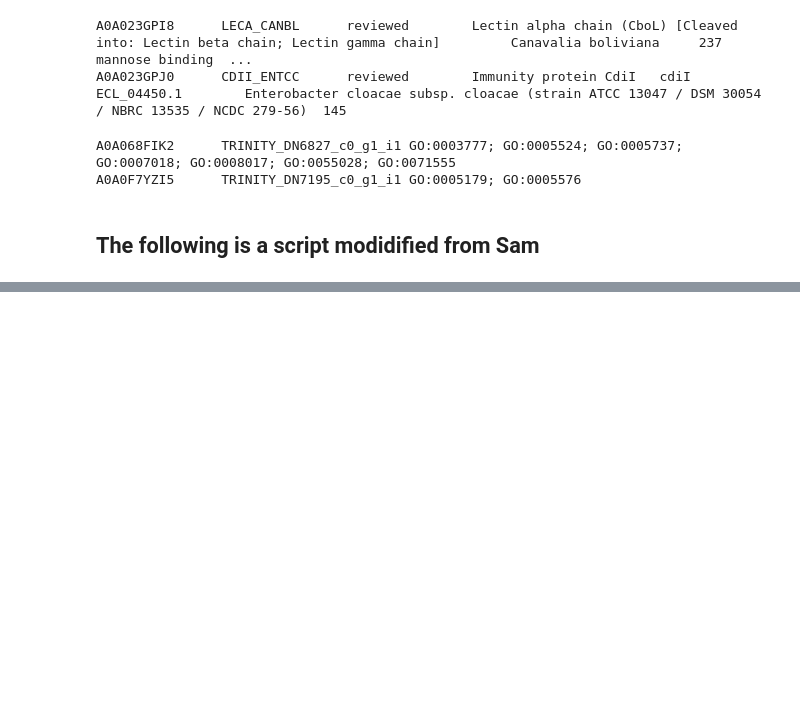
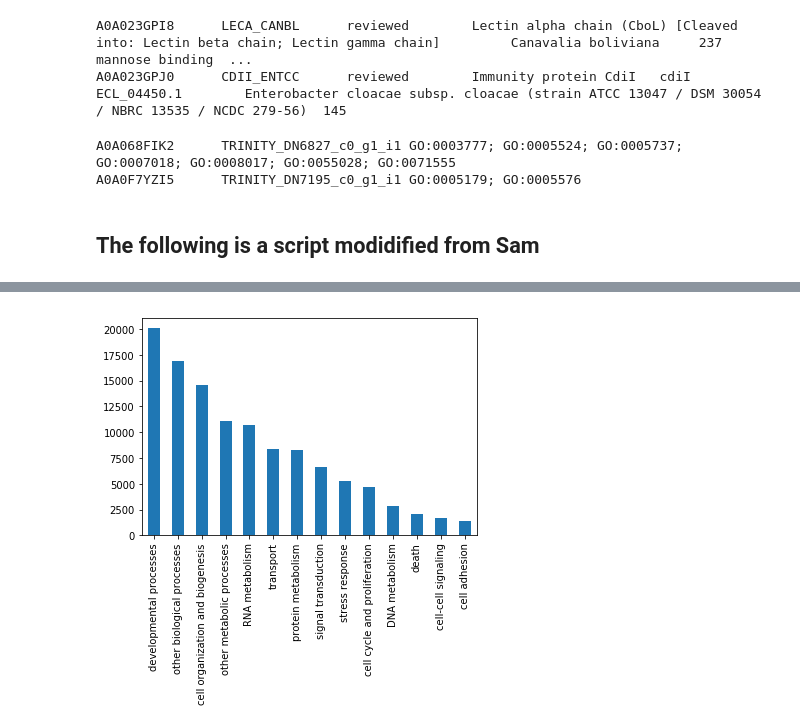
Before and after one commit to sr320/nb-2020, a Jupyter notebook: C_bairdi/10-blast-2-slim.ipynb, the cells around one changed output, grey strips where cells are left out. Drawn from its saved outputs; the diff is of its cells as text; code cells hidden in the pictures; blank space fills up the shorter version.

Commit message:
GOslim crab

```diff
--- a/C_bairdi/10-blast-2-slim.ipynb
+++ b/C_bairdi/10-blast-2-slim.ipynb
@@ -170,0 +223,6 @@ GO-GOslim.sorted \
+# %%
+jslim = read_table("JP-Blastquery-GOslim.tab", # name of the data file
+            #sep=",", # what character separates each column?
+            # header=0,
+            usecols=[0,2, 3], names=['ID', 'GOterm', 'type'],
+            na_values=["", " "]) # what values should be considered "blank" values?
@@ -170,0 +238,4 @@ GO-GOslim.sorted \
+# %%
+jslim['GOterm'].value_counts().plot(kind='bar');
+# %% [output]
+[figure, added]
```
Also changed, not shown: parts of 9 cells of this notebook.
